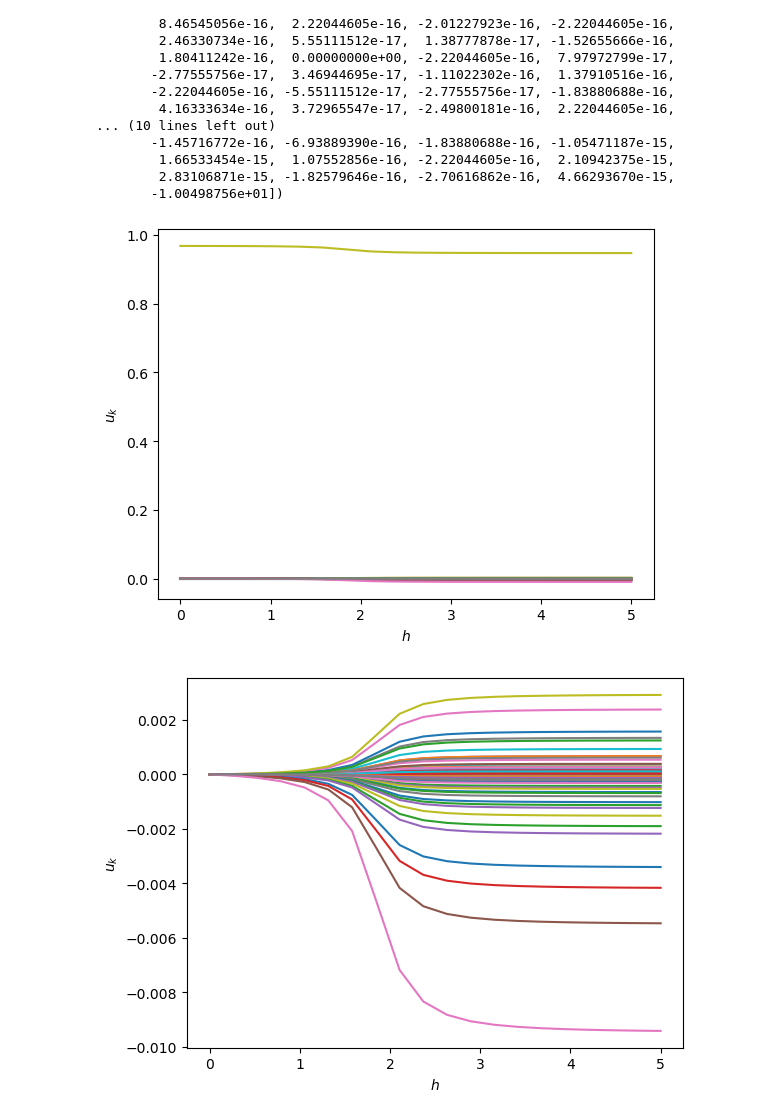
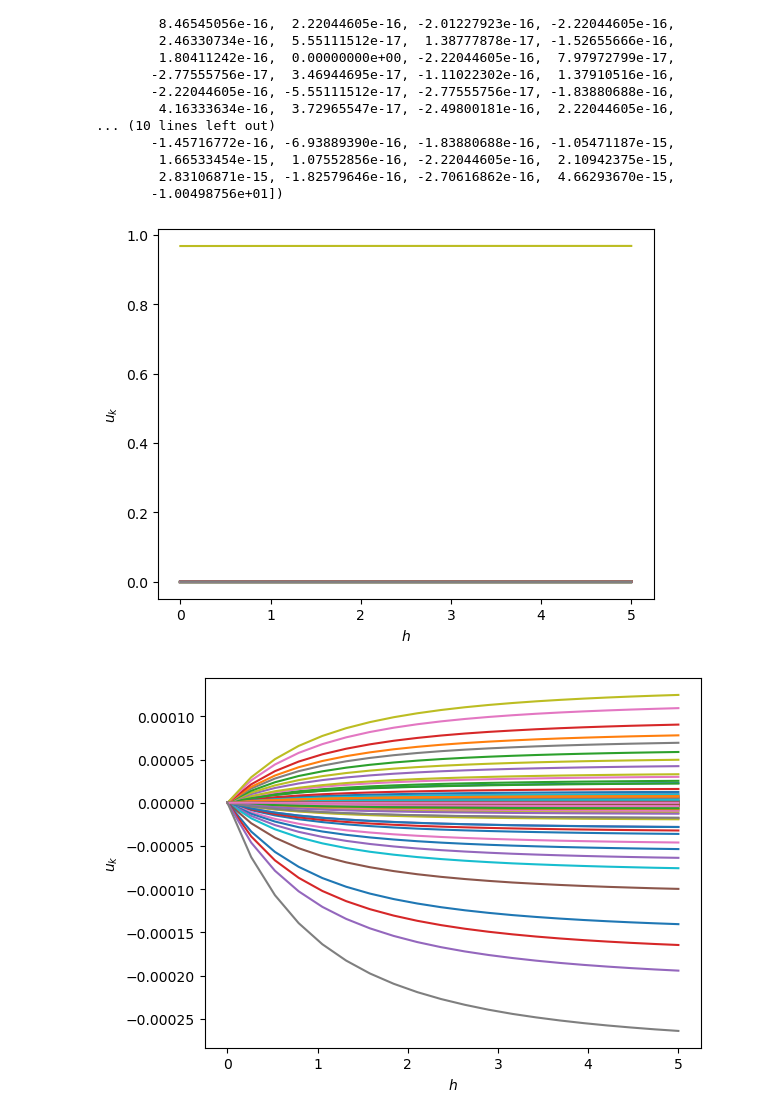
Before and after one commit to chuan97/long-range-ising, a Jupyter notebook: test.ipynb, the cells around one changed output. Saved outputs shown, nothing was run; the diff lists cells and outputs as text; code cells hidden in the pictures.

```diff
--- a/test.ipynb
+++ b/test.ipynb
@@ -509,37 +509,37 @@ M = int(np.sqrt(N) * np.log(N))
 beta = 10
 wz = 1
 J0 = 1
-alpha = 0.5
+alpha = 0.9
 
 gs = 0.00 * np.ones(N)
 
 
 g0s = np.linspace(0, 5, 20)
 
 J = interactions.powerlaw_pbc(N, alpha)
 J = interactions.shift(J, 0.0)
 J = J0 * interactions.rescale(J)
 ws, lams = utils.dicke_from_ising(J, 1e-6)
 
 ukss = []
 for g0 in g0s:
     gs[0] = g0
     #print(ws[-1] * J0)
     #print(np.sqrt(N) * lams[:, 0])
     #plt.imshow(lams)
     #plt.show()
     #ws, lams = utils.truncate_dicke(ws, lams, M)
     mags, uks = dicke.mag_longitudinal_debug(beta, wz, ws, np.sqrt(N) * lams, gs, N)
     ukss.append(uks)
 
 plt.plot(g0s, ukss)
 #plt.axvline(0.25, c='k', lw=0.5)
 #plt.axhline(1.00, c='k', lw=0.5)
 plt.xlabel(r'$h$')
 plt.ylabel(r'$u_k$')
 plt.show()
 # %% [output]
-[figure, old version]
+[figure, new version]
 # %%
 ukss = []
 for g0 in g0s:
@@ -559,5 +559,5 @@ plt.xlabel(r'$h$')
 plt.ylabel(r'$u_k$')
 plt.show()
 # %% [output]
-[figure, old version]
+[figure, new version]
 # %%
```
Also changed, not shown: parts of 5 cells of this notebook, 2 other files.
